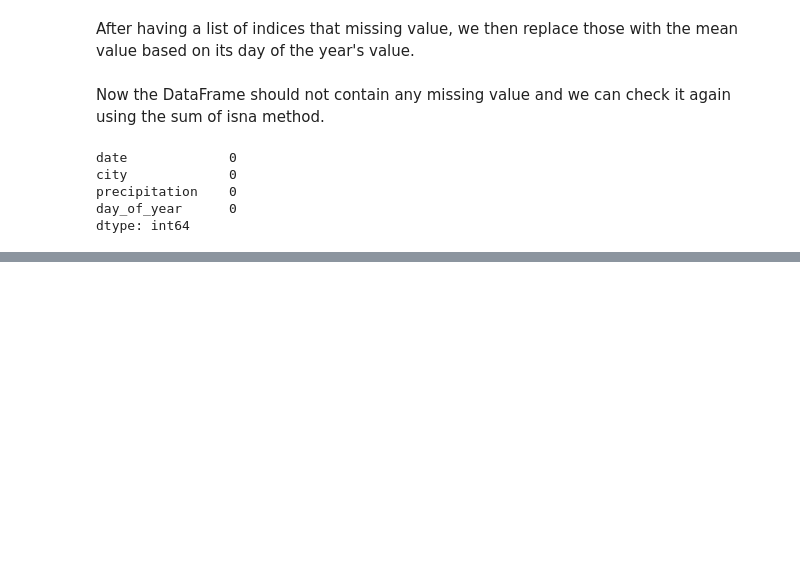
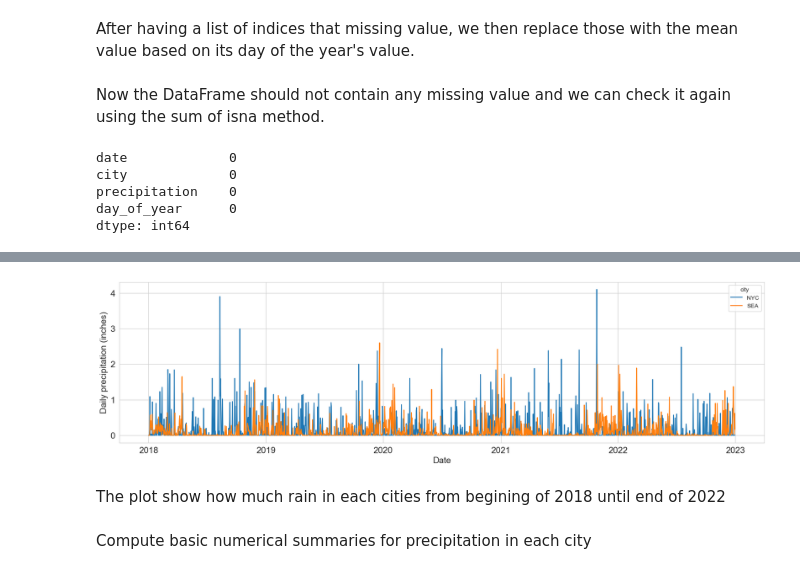
Before and after one commit to TheCong07/data-5100-foundations-of-data-science, a Jupyter notebook: weather/code/Weather_Data_Preparation.ipynb, the cells around one changed output, grey strips where cells are left out. Saved outputs shown, nothing was run; the diff lists cells and outputs as text; code cells hidden in the pictures; blank space fills up the shorter version.

```diff
--- a/weather/code/Weather_Data_Preparation.ipynb
+++ b/weather/code/Weather_Data_Preparation.ipynb
@@ -632,6 +632,11 @@ mean_day_precipitation = df.loc[
   df['city'] == 'SEA',
   ['precipitation', 'day_of_year']
 ].groupby('day_of_year').mean()
+# %%
+mean_day_precipitation_2 = df2.loc[
+  df['city'] == 'SEA',
+  ['precipitation', 'day_of_year']
+].groupby('day_of_year').mean()
 # %%
 plt.figure(figsize=(20, 5))
 
@@ -694,3 +712,6 @@ array([1834, 1835, 1836, 1837, 1838, 1839, 1840, 1841, 1842, 1843, 1844,
        3149, 3150, 3151, 3152, 3153, 3154, 3155, 3156, 3157, 3158, 3159,
        3160, 3161, 3162, 3163, 3363, 3364, 3365, 3366, 3367, 3368, 3369,
        3370, 3371, 3372])
+# %%
+indices2 = np.where(df2['precipitation'].isna() == True)[0]
+indices2
@@ -699,6 +739,9 @@ After having a list of indices that missing value, we then replace those with th
 # %%
 for index in indices:
   df.loc[index, 'precipitation'] = mean_day_precipitation.loc[df.loc[index, 'day_of_year']].values[0]
+# %%
+for index in indices2:
+  df2.loc[index, 'precipitation'] = mean_day_precipitation_2.loc[df2.loc[index, 'day_of_year']].values[0]
 # %% [markdown]
 Now the DataFrame should not contain any missing value and we can check it again using the sum of isna method.
 # %%
@@ -717,0 +786,17 @@ The cleaned dataset is saved in ../data/clean_seattle_stlouis_weather.csv
+# %%
+plt.figure(figsize=(20, 5))
+
+sns.lineplot(data=df2, x='date', y='precipitation', hue='city')
+
+plt.xlabel('Date', fontsize=15)
+plt.ylabel('Daily precipitation (inches)', fontsize=15)
+
+plt.tick_params(labelsize=15)
+
+plt.show()
+# %% [output]
+[figure, added]
+# %% [markdown]
+The plot show how much rain in each cities from begining of 2018 until end of 2022
+# %% [markdown]
+Compute basic numerical summaries for precipitation in each city
```
Also changed, not shown: parts of 57 cells of this notebook, 1 other file.
